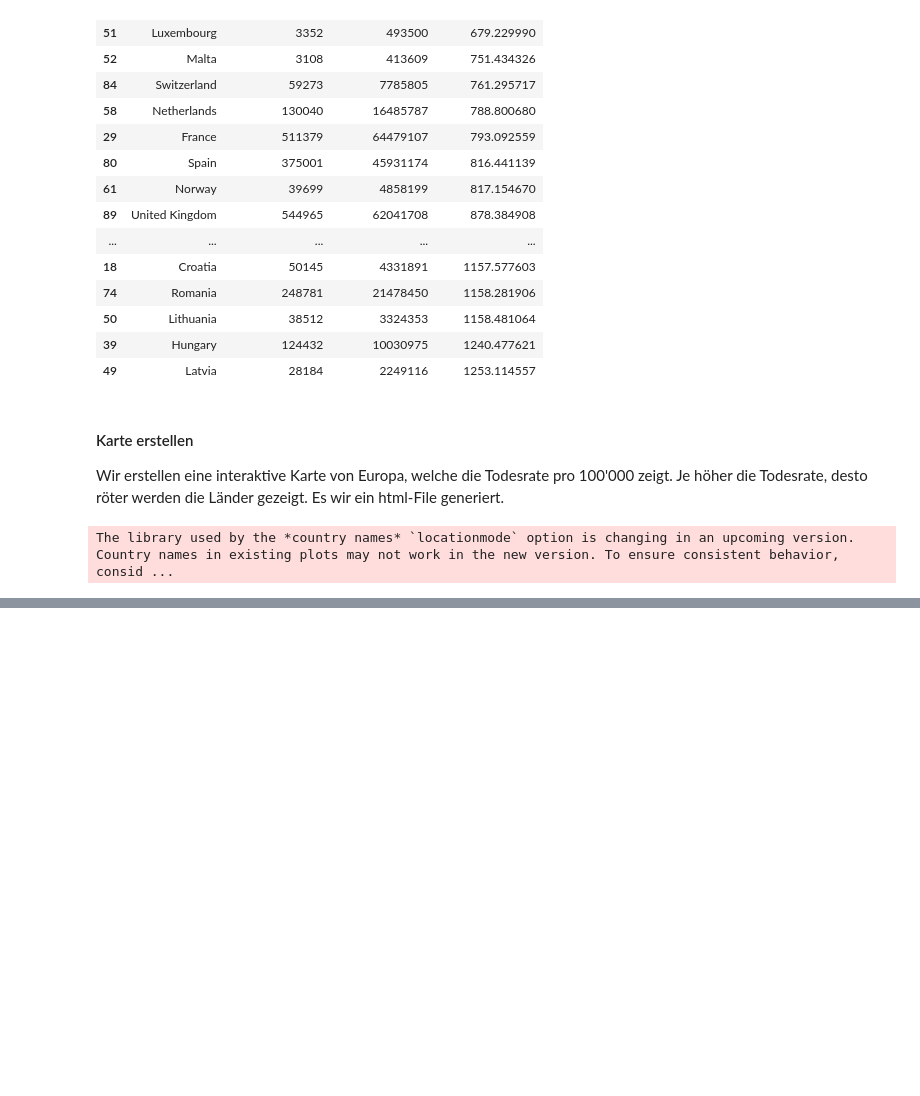
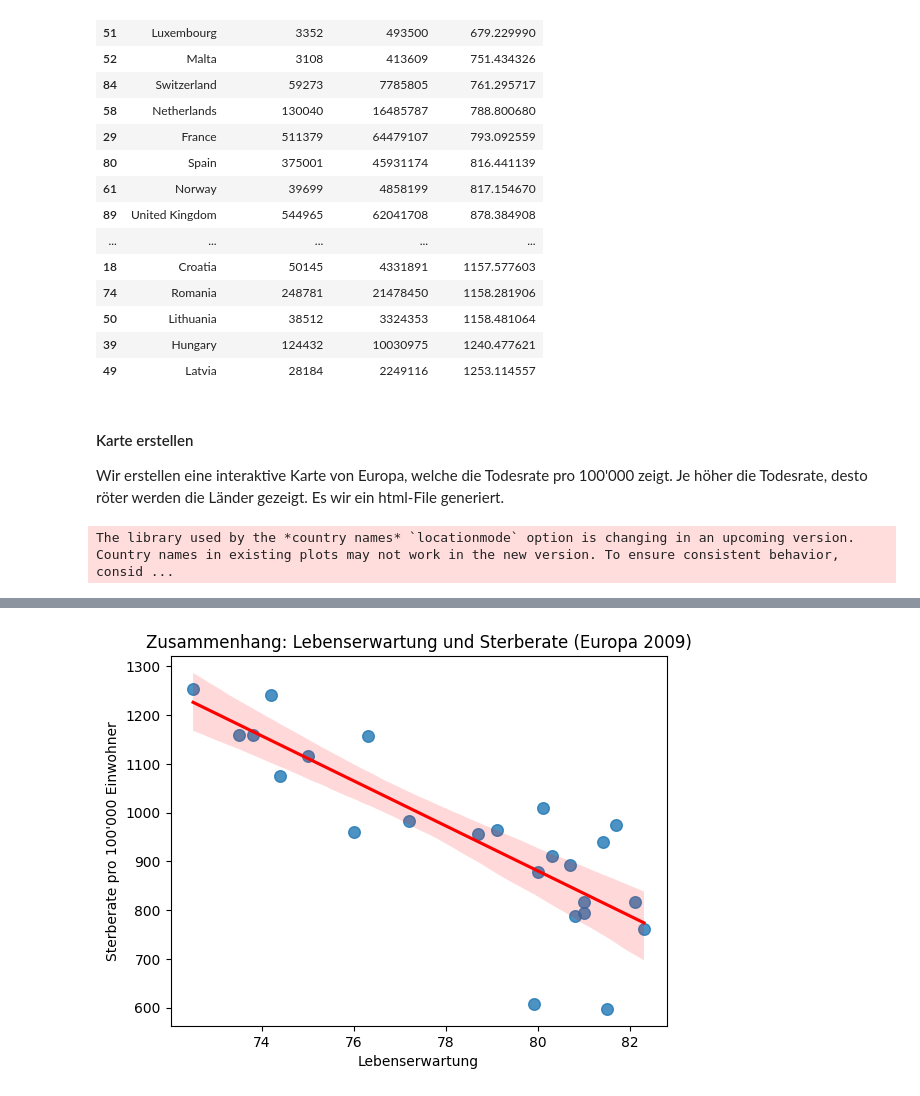
Before and after one commit to ihringerlinus/WHO_Mortality_Database, a Jupyter notebook: TheseNevio.ipynb, the cells around one changed output, grey strips where cells are left out. Saved outputs shown, nothing was run; the diff lists cells and outputs as text; code cells hidden in the pictures; blank space fills up the shorter version.

```diff
--- a/TheseNevio.ipynb
+++ b/TheseNevio.ipynb
@@ -238,0 +299,14 @@ Die Karte bestätigt somit die These. Die Sterberaten im Jahr 2009 waren im öst
+# %%
+sns.regplot(
+    data=df_merged,
+    x="Life_expectancy_2009",
+    y="Deaths_per_100k",
+    line_kws={"color":"red"}
+)
+
+plt.title("Zusammenhang: Lebenserwartung und Sterberate (Europa 2009)")
+plt.xlabel("Lebenserwartung")
+plt.ylabel("Sterberate pro 100'000 Einwohner")
+plt.show()
+# %% [output]
+[figure, added]
```
Also changed, not shown: parts of 9 cells of this notebook.
